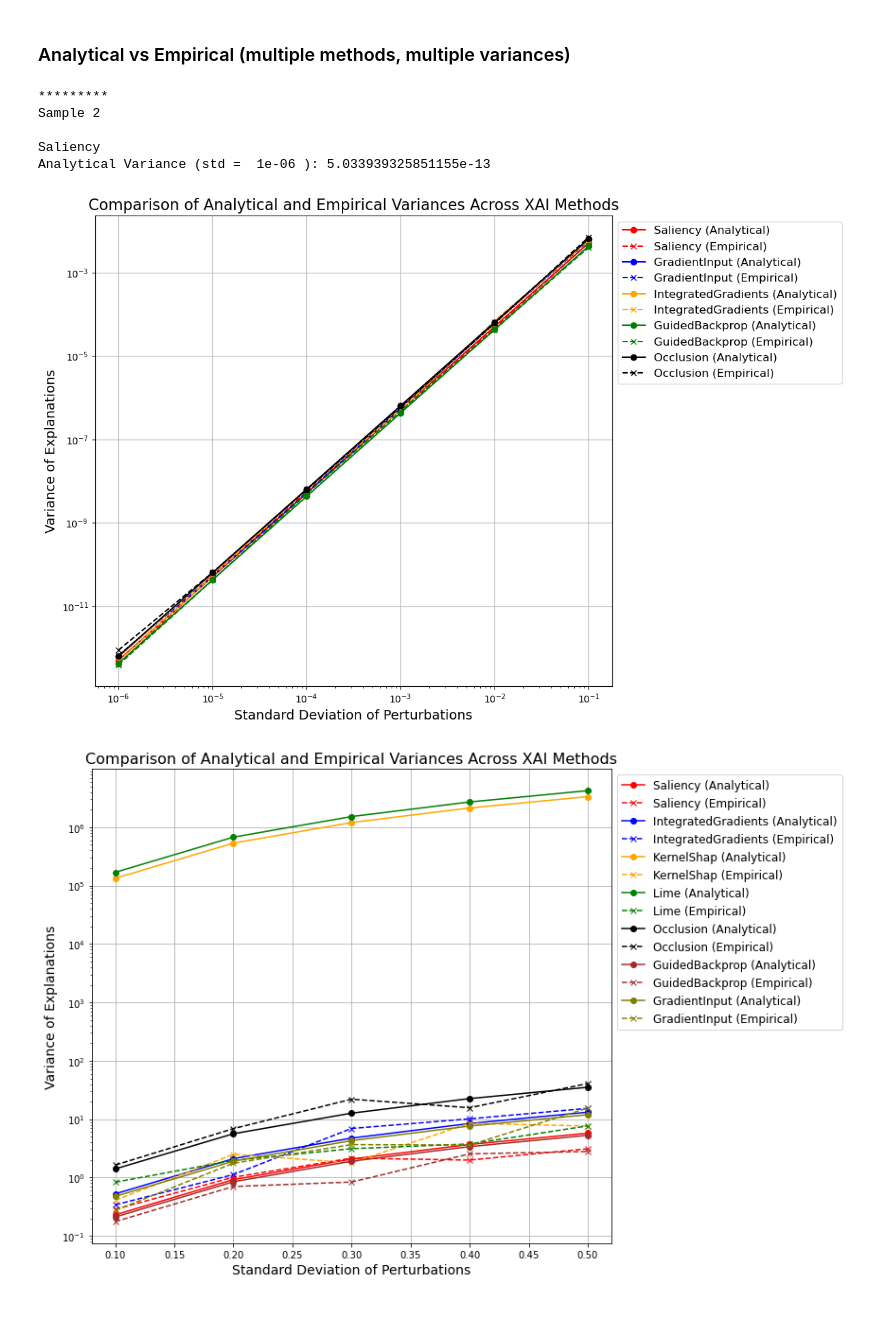
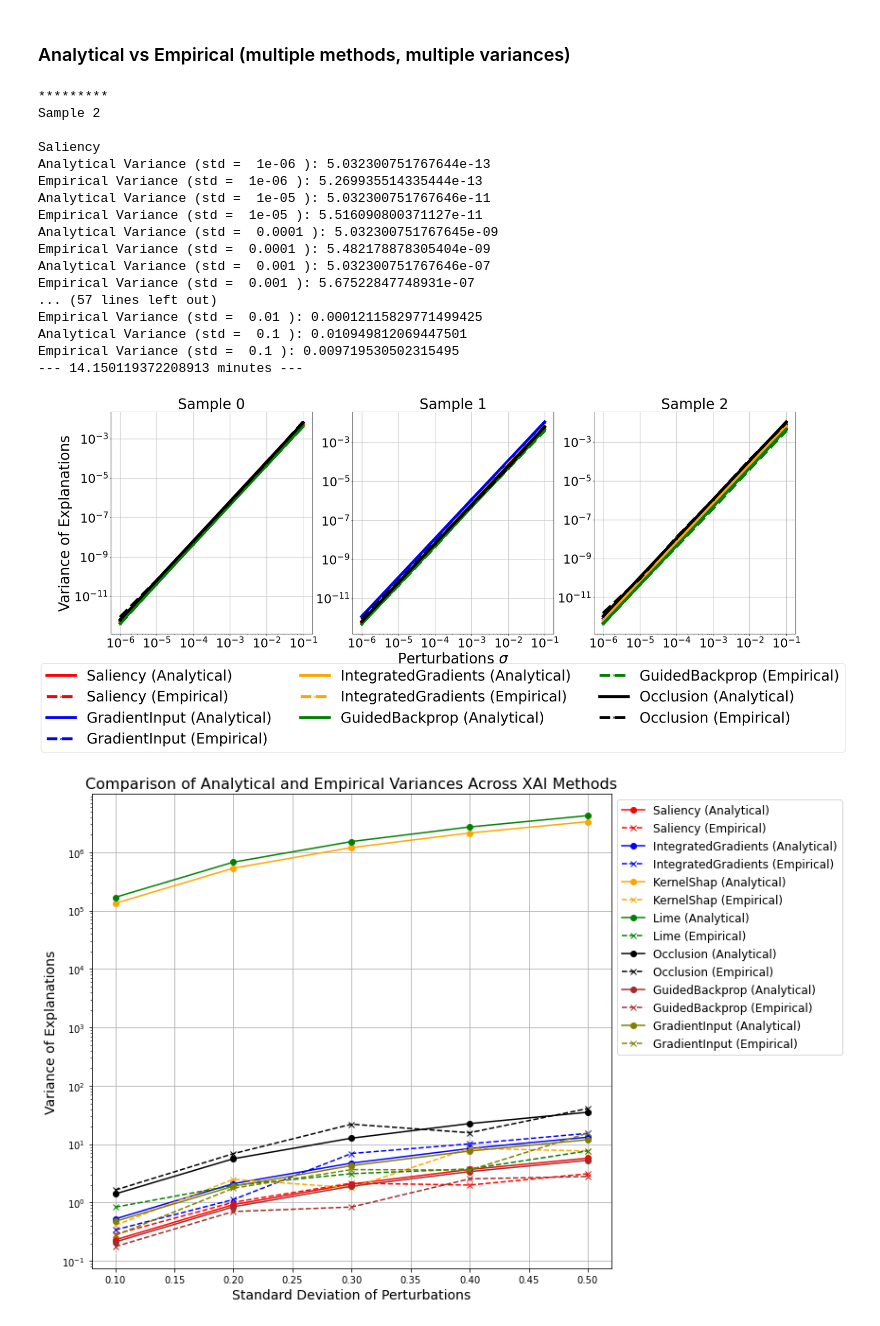
Before and after one commit to TeodorChiaburu/UXAI, a Jupyter notebook: Model_Perturbation_Tabular.ipynb, the cells around one changed output. Saved outputs shown, nothing was run; the diff lists cells and outputs as text; code cells hidden in the pictures.

Commit message:
Model perturb, larger sigmas for input tabular, readjusted plots

```diff
--- a/Model_Perturbation_Tabular.ipynb
+++ b/Model_Perturbation_Tabular.ipynb
@@ -290,7 +290,7 @@ dx = 1e-3 # differential for ana. cov.
 n = model.layers[-1].weights[0].shape[0] # number of weights in the final Dense layer (without bias)
 m = len(features_name)
 
-ex_inds = [1]#[0, 10, 20]
+ex_inds = [2]#[0, 10, 20]
 #ex_inds = np.arange(1,10)
 #results, cov_mats, empirical_exps, unperturbed_exps = {}, {}, {}, {}
 
@@ -375,18 +375,30 @@ print("--- %s minutes ---" % ((time.time() - start_time)/60.0))
 Sample 2
 
 Saliency
-Analytical Variance (std =  1e-06 ): 5.033939325851155e-13
+Analytical Variance (std =  1e-06 ): 5.032300751767644e-13
+Empirical Variance (std =  1e-06 ): 5.269935514335444e-13
+Analytical Variance (std =  1e-05 ): 5.032300751767646e-11
+Empirical Variance (std =  1e-05 ): 5.516090800371127e-11
+Analytical Variance (std =  0.0001 ): 5.032300751767645e-09
+Empirical Variance (std =  0.0001 ): 5.482178878305404e-09
+Analytical Variance (std =  0.001 ): 5.032300751767646e-07
+Empirical Variance (std =  0.001 ): 5.67522847748931e-07
+... (57 lines left out)
+Empirical Variance (std =  0.01 ): 0.00012115829771499425
+Analytical Variance (std =  0.1 ): 0.010949812069447501
+Empirical Variance (std =  0.1 ): 0.009719530502315495
+--- 14.150119372208913 minutes ---
 # %%
 import pickle
-#experiments = {'results': results,
-#               'cov_mats': cov_mats,
-#               'empirical_exps': empirical_exps,
-#               'unperturbed_exps': unperturbed_exps}
+experiments = {'results': results,
+               'cov_mats': cov_mats,
+               'empirical_exps': empirical_exps,
+               'unperturbed_exps': unperturbed_exps}
 
-#with open('./experiments/experiments_weights_tabular_1ex_100pert.pickle', 'wb') as handle:
-#    pickle.dump(experiments, handle, protocol=pickle.HIGHEST_PROTOCOL)
+with open('./experiments/experiments_weights_tabular_3ex_100pert.pickle', 'wb') as handle:
+    pickle.dump(experiments, handle, protocol=pickle.HIGHEST_PROTOCOL)
 
-with open('./experiments/experiments_weights_tabular_1ex_100pert.pickle', 'rb') as handle:
-    experiments = pickle.load(handle)
-ex_inds = list(experiments['results'].keys())
-stds = list(experiments['empirical_exps'][0]['Saliency'].keys())
+#with open('./experiments/experiments_weights_tabular_1ex_100pert.pickle', 'rb') as handle:
+#    experiments = pickle.load(handle)
+#ex_inds = list(experiments['results'].keys())
+#stds = list(experiments['empirical_exps'][0]['Saliency'].keys())
@@ -393,20 +410,26 @@ stds = list(experiments['empirical_exps'][0]['Saliency'].keys())
 # %%
-plt.figure(figsize=(12, 8))
+# Plot seveeral samples
 colors=['red', 'blue', 'orange', 'green', 'black', 'brown', 'olive']
-for (name, data), col in zip(experiments['results'][0].items(), colors):
-    plt.plot(stds, data['analytical'], marker='o', label=f"{name} (Analytical)", c=col)
-    plt.plot(stds, data['empirical'],  marker='x', label=f"{name} (Empirical)", c=col, linestyle='dashed')
-
-plt.xlabel('Standard Deviation of Perturbations', fontsize=14)
-plt.yscale('log');plt.xscale('log')
-plt.ylabel('Variance of Explanations', fontsize=14)
-plt.title('Comparison of Analytical and Empirical Variances Across XAI Methods', fontsize=16)
-plt.legend(fontsize=12, loc='upper left', bbox_to_anchor=(1, 1))
-plt.grid(True)
-plt.tight_layout()
+fsize=35
+fig = plt.figure(figsize=(30, 10))
+for i, sample_id in enumerate([0,1,2]):
+    plt.subplot(1, 3, i+1)
+    for (name, data), col in zip(experiments['results'][sample_id].items(), colors):
+        plt.plot(stds, data['analytical'], marker='o', label=f"{name} (Analytical)", c=col, lw=7)
+        plt.plot(stds, data['empirical'],  marker='x', label=f"{name} (Empirical)", c=col, linestyle='dashed', lw=7)
+    plt.title('Sample ' + str(sample_id), fontsize=fsize)
+    if i==1: plt.xlabel('Perturbations $\sigma$', fontsize=fsize)
+    if i==0: plt.ylabel('Variance of Explanations', fontsize=fsize)
+    plt.xscale('log');plt.yscale('log')
+    plt.xticks(fontsize=fsize-5);plt.yticks(fontsize=fsize-5)
+    #plt.ylim([1e-12, 1e+5])
+    if i==2: plt.legend(fontsize=fsize, loc='upper center', bbox_to_anchor=(-0.75, -0.1), ncol=3)
+    plt.grid(True)
+#plt.suptitle('Analytical vs Empirical Uncertainties, MNIST', fontsize=fsize+5)
 plt.show()
+#fig.savefig('./figures/uncertainties_input_mnist.png', bbox_inches='tight')
 # %% [output]
-[figure, old version]
+[figure, new version]
 # %%
 plt.figure(figsize=(12, 8))
 colors=['red', 'blue', 'orange', 'green', 'black', 'brown', 'olive']
```
Also changed, not shown: parts of 1 cell of this notebook, 9 other files.
